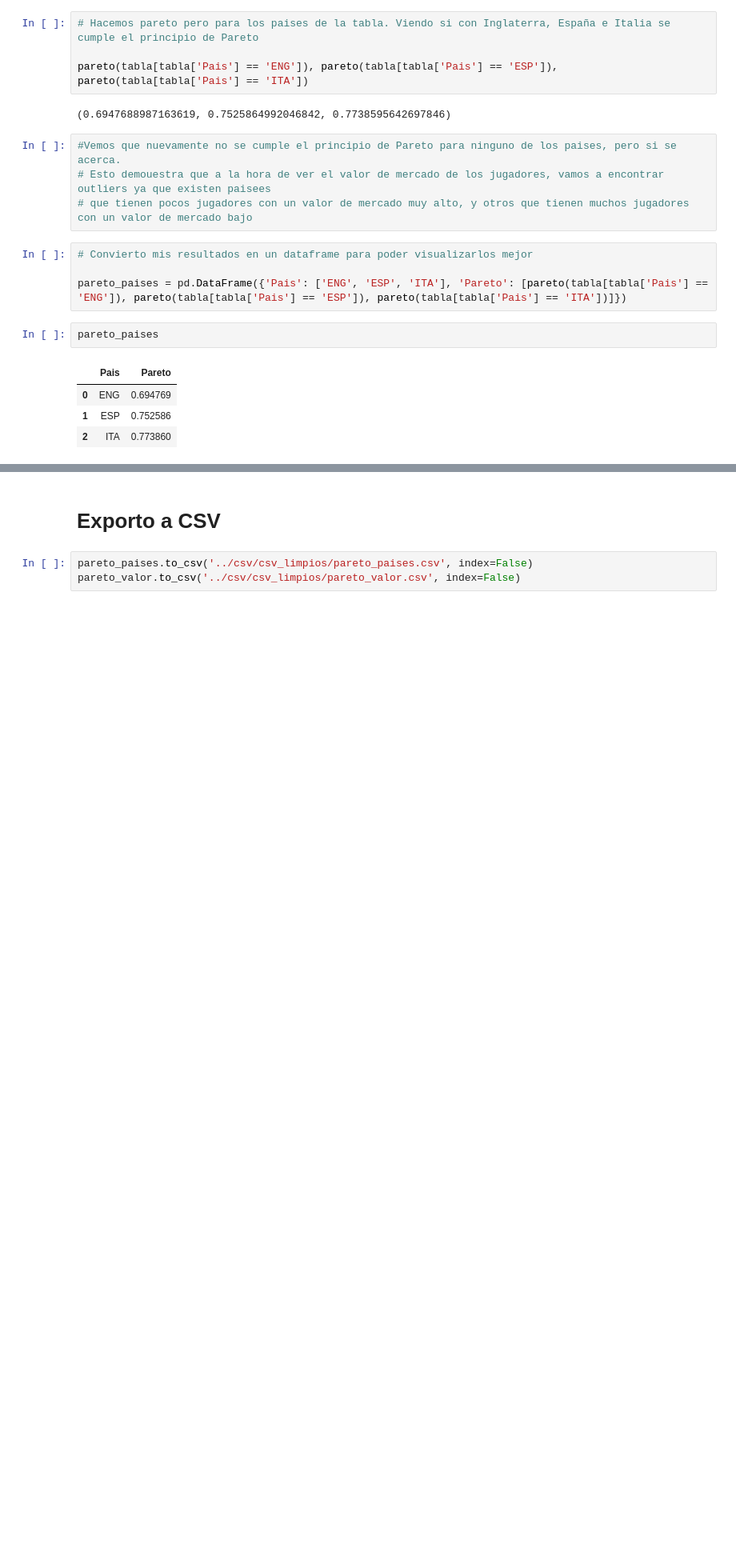
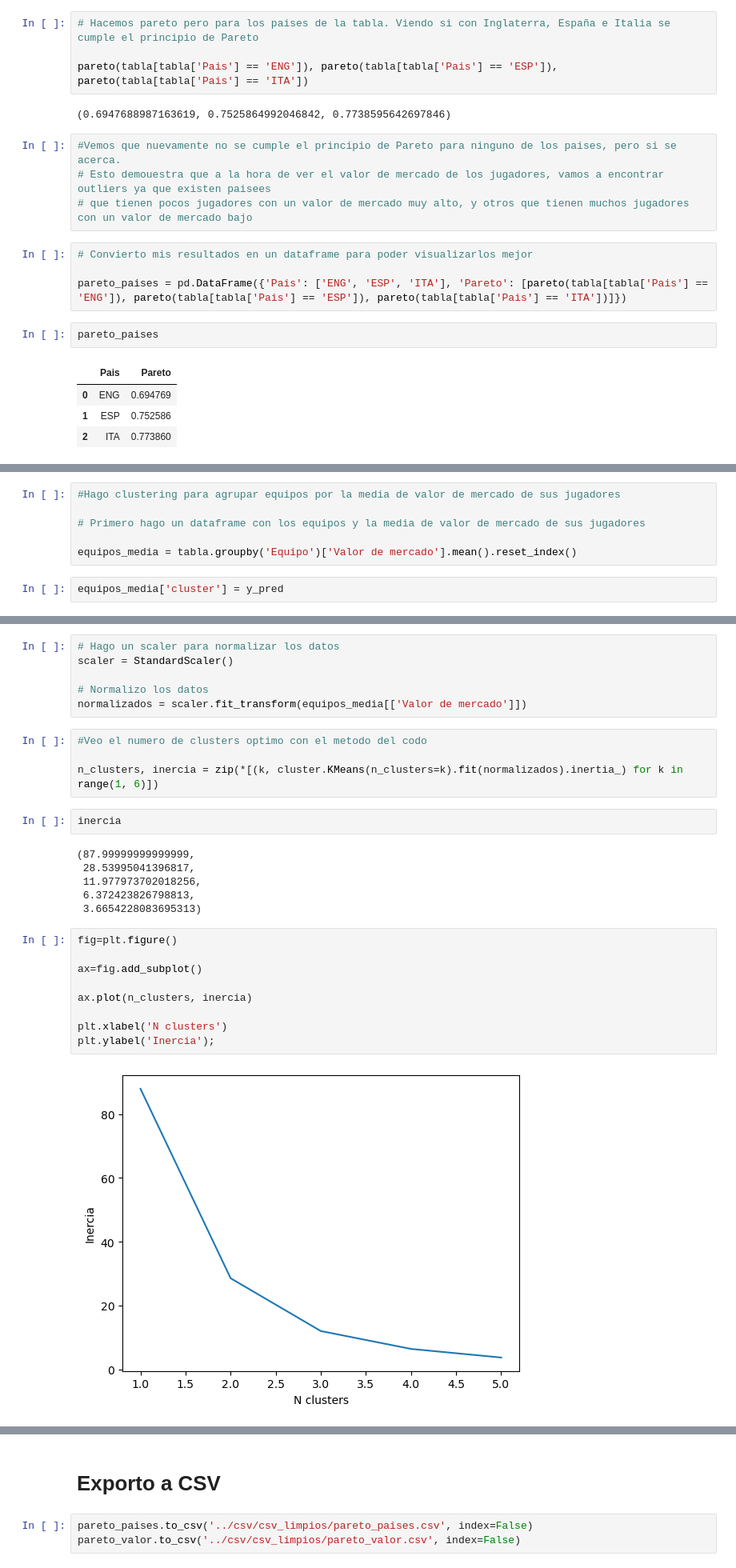
Before and after one commit to Matimengot/Proyecto-Final, a Jupyter notebook: Estadistica/analisis.ipynb, the cells around one changed output, grey strips where cells are left out. Shown at 80% size. Drawn from its saved outputs; the diff is of its cells as text; blank space fills up the shorter version.

Commit message:
cluster

```diff
--- a/Estadistica/analisis.ipynb
+++ b/Estadistica/analisis.ipynb
@@ -91,0 +106,8 @@ pareto_paises
+# %%
+#Hago clustering para agrupar equipos por la media de valor de mercado de sus jugadores
+
+# Primero hago un dataframe con los equipos y la media de valor de mercado de sus jugadores
+
+equipos_media = tabla.groupby('Equipo')['Valor de mercado'].mean().reset_index()
+# %%
+equipos_media['cluster'] = y_pred
@@ -91,0 +156,29 @@ pareto_paises
+# %%
+# Hago un scaler para normalizar los datos
+scaler = StandardScaler()
+
+# Normalizo los datos
+normalizados = scaler.fit_transform(equipos_media[['Valor de mercado']])
+# %%
+#Veo el numero de clusters optimo con el metodo del codo
+
+n_clusters, inercia = zip(*[(k, cluster.KMeans(n_clusters=k).fit(normalizados).inertia_) for k in range(1, 6)])
+# %%
+inercia
+# %% [output]
+(87.99999999999999,
+ 28.53995041396817,
+ 11.977973702018256,
+ 6.372423826798813,
+ 3.6654228083695313)
+# %%
+fig=plt.figure()
+
+ax=fig.add_subplot()
+
+ax.plot(n_clusters, inercia)
+
+plt.xlabel('N clusters')
+plt.ylabel('Inercia');
+# %% [output]
+[figure, added]
```
Also changed, not shown: parts of 18 cells of this notebook.
